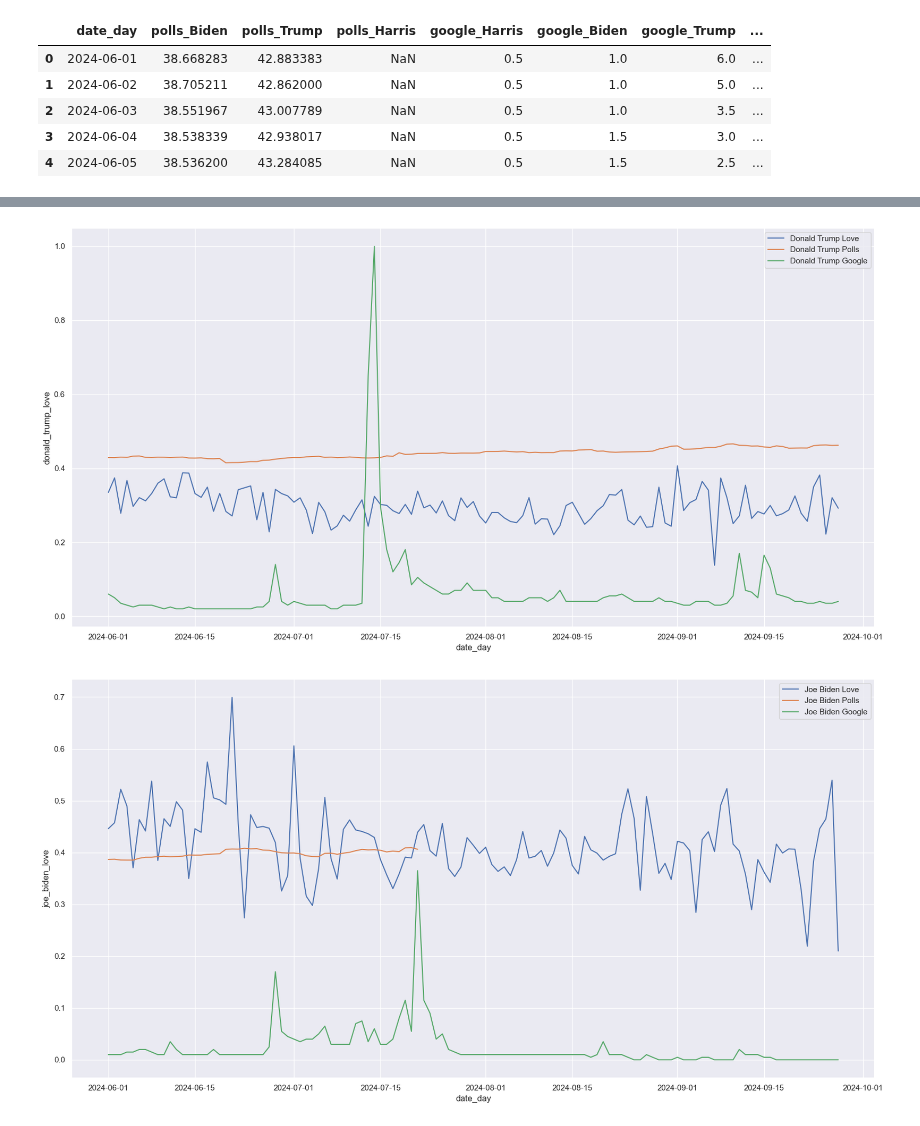
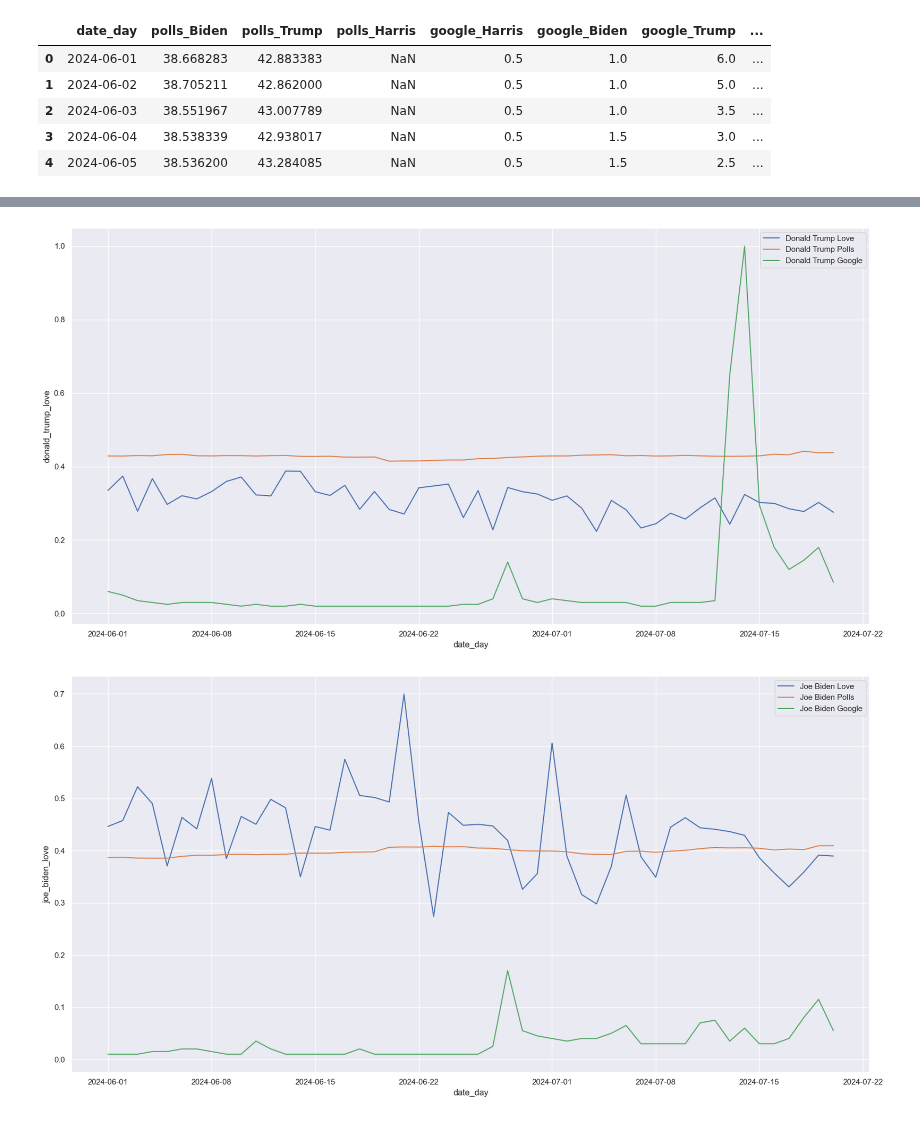
Before and after one commit to bnvulpe/votecore, a Jupyter notebook: scripts/dataset_creation.ipynb, the cells around one changed output, grey strips where cells are left out. Drawn from its saved outputs; the diff is of its cells as text; code cells hidden in the pictures.

Commit message:
done with dataset_creation

```diff
--- a/scripts/dataset_creation.ipynb
+++ b/scripts/dataset_creation.ipynb
@@ -484,11 +409,11 @@ Name: 141162, dtype: float64
 sentiment_df.to_csv(os.path.join(output_dir, "love_hate.csv"), index=False)
 # %% [markdown]
 ### Normalization
+# %%
+df = pd.read_csv(os.path.join(output_dir, "final_dataset.csv"), low_memory=False)
+sentiment = pd.read_csv(os.path.join(output_dir, "love_hate.csv"))
 # %%
-df = pd.read_csv(os.path.join(output_dir, "final_dataset.csv"))
-sentiment = pd.read_csv(os.path.join(output_dir, "love_hate.csv"))
 # replace in sentiment for all candidates, the love and hate collumns with 0 values with Nan if both are 0
-
 for row in sentiment.iterrows():
     if row[1]["donald_trump_love"] == 0 and row[1]["donald_trump_hate"] == 0:
         sentiment.at[row[0], "donald_trump_love"] = np.nan
@@ -503,11 +428,9 @@ for row in sentiment.iterrows():
         sentiment.at[row[0], "kamala_harris_hate"] = np.nan
 
 
-
 df = df.join(sentiment)
 
-# group the sentiments by day, keeping the mean, and
-
+# group the sentiments by day, keeping the mean
 df['date_day'] = pd.to_datetime(df['date_day'])
 numeric_df = df.select_dtypes(include=[np.number])
 df = df[['date_day']].join(numeric_df).groupby("date_day").mean().reset_index()
@@ -528,3 +453,7 @@ df['polls_Trump'] = df['polls_Trump'] / 100
 df['google_Biden'] = df['google_Biden'] / 100
 df['google_Harris'] = df['google_Harris'] / 100
 df['google_Trump'] = df['google_Trump'] / 100
+# %%
+# split the df into to dataframes, one with date_day < 2024-07-21 and the other with date_day >= 2024-07-24
+df_early = df[df["date_day"] < "2024-07-21"]
+df_late = df[df["date_day"] >= "2024-07-24"]
@@ -530,0 +516,4 @@ df['google_Trump'] = df['google_Trump'] / 100
+# %%
+# drop all the columns that have Harris in the name
+df_early = df_early.drop(columns=df_early.filter(like='arris').columns)
+df_early
@@ -531,22 +524,16 @@ df['google_Trump'] = df['google_Trump'] / 100
 # %%
-# make 3 plots, one for each candidate, with the sentiment over time
+# plots for each candidate, with the sentiment over time in df_early
 sns.set(rc={'figure.figsize':(20,10)})
-sns.lineplot(data=df, x="date_day", y="donald_trump_love", label = "Donald Trump Love")
-sns.lineplot(data=df, x="date_day", y="polls_Trump", label = "Donald Trump Polls")
-sns.lineplot(data=df, x="date_day", y="google_Trump", label = "Donald Trump Google")
+sns.lineplot(data=df_early, x="date_day", y="donald_trump_love", label = "Donald Trump Love")
+sns.lineplot(data=df_early, x="date_day", y="polls_Trump", label = "Donald Trump Polls")
+sns.lineplot(data=df_early, x="date_day", y="google_Trump", label = "Donald Trump Google")
 plt.show()
 
 sns.set(rc={'figure.figsize':(20,10)})
-sns.lineplot(data=df, x="date_day", y="joe_biden_love", label = "Joe Biden Love")
-sns.lineplot(data=df, x="date_day", y="polls_Biden", label = "Joe Biden Polls")
-sns.lineplot(data=df, x="date_day", y="google_Biden", label = "Joe Biden Google")
+sns.lineplot(data=df_early, x="date_day", y="joe_biden_love", label = "Joe Biden Love")
+sns.lineplot(data=df_early, x="date_day", y="polls_Biden", label = "Joe Biden Polls")
+sns.lineplot(data=df_early, x="date_day", y="google_Biden", label = "Joe Biden Google")
 plt.show()
-
-sns.set(rc={'figure.figsize':(20,10)})
-sns.lineplot(data=df, x="date_day", y="kamala_harris_love", label = "Kamala Harris Love")
-sns.lineplot(data=df, x="date_day", y="polls_Harris", label = "Kamala Harris Polls")
-sns.lineplot(data=df, x="date_day", y="google_Harris", label = "Kamala Harris Google")
-plt.show()
 # %% [output]
-[figure, old version]
+[figure, new version]
-[figure, old version]
+[figure, new version]
```
Also changed, not shown: parts of 18 cells of this notebook, 5 other files.
